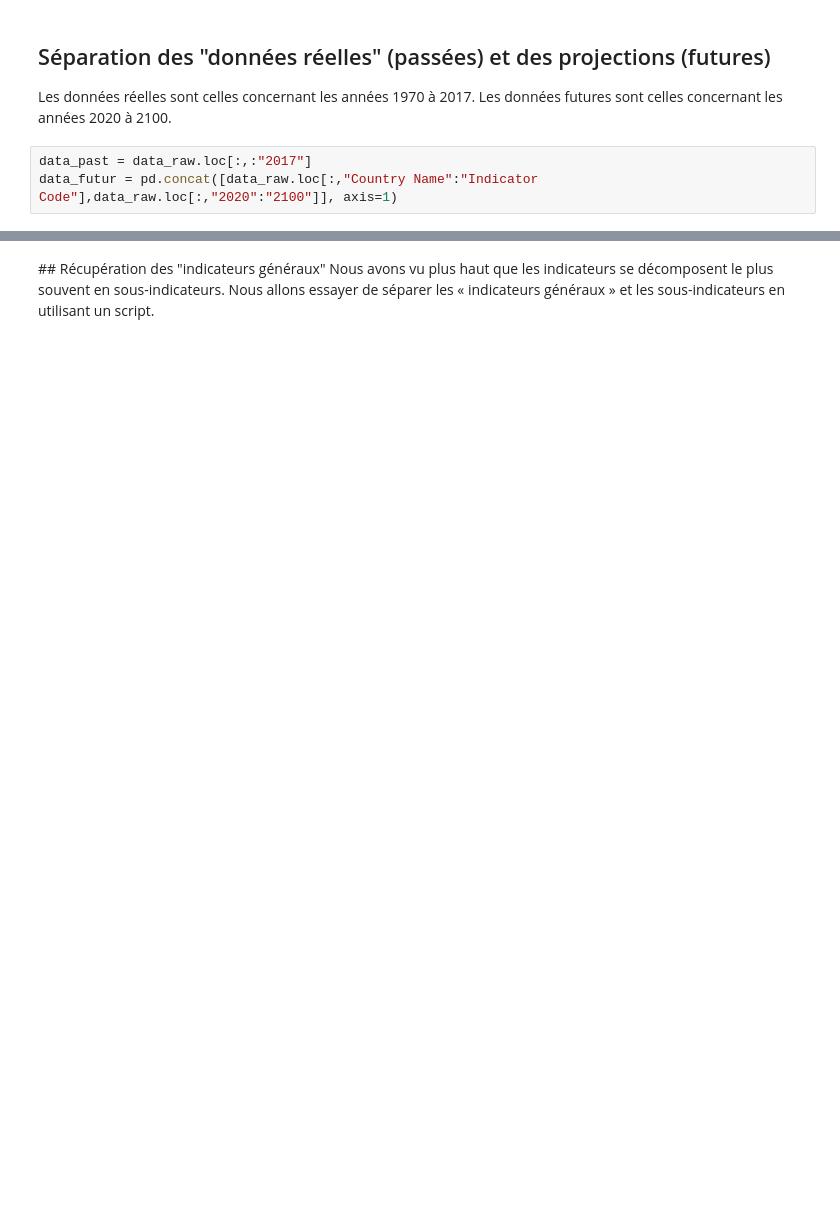
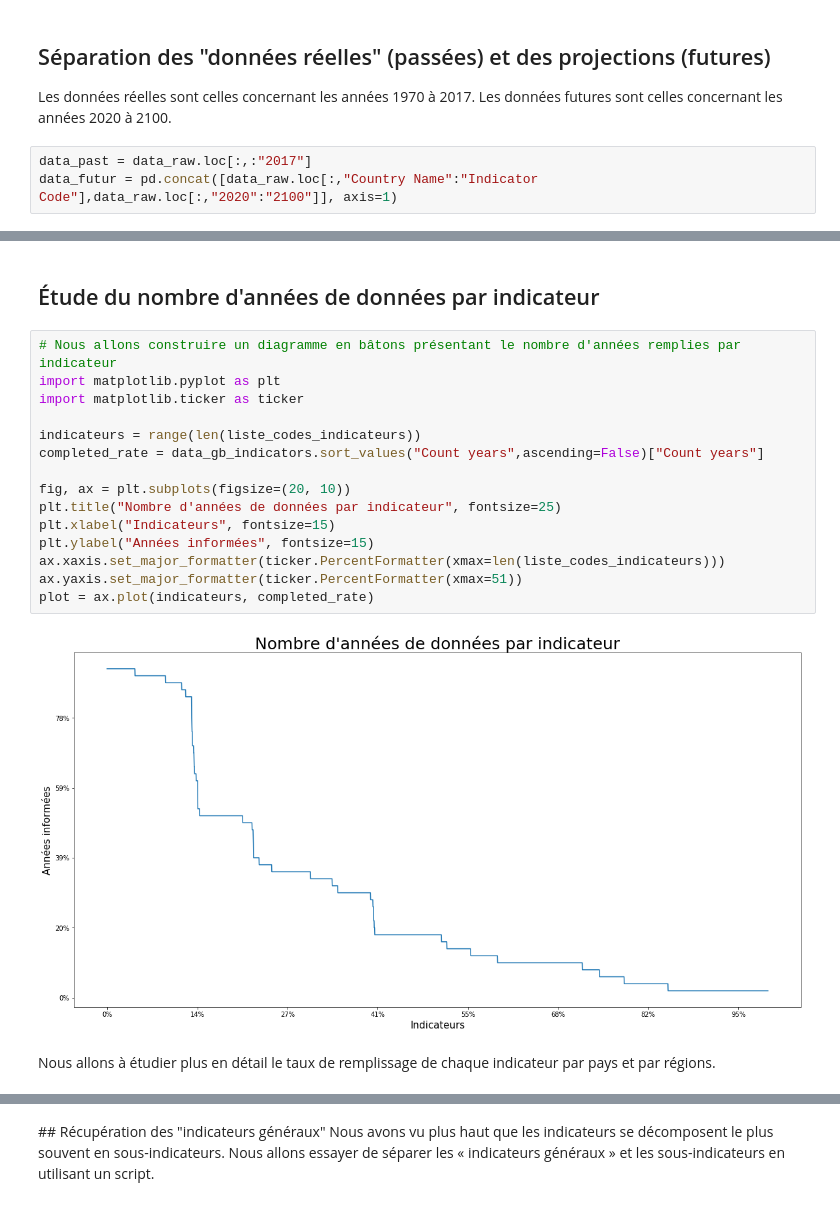
Before and after one commit to bayethiernodiop/Parcours-Data-Scientist, a Jupyter notebook: projet2/projet2.ipynb, the cells around one changed output, grey strips where cells are left out. Cells and saved outputs as stored; diff of their text form; blank space fills up the shorter version.

```diff
--- a/projet2/projet2.ipynb
+++ b/projet2/projet2.ipynb
@@ -545,0 +264,21 @@ data_futur = pd.concat([data_raw.loc[:,"Country Name":"Indicator Code"],data_raw
+# %% [markdown]
+## Étude du nombre d'années de données par indicateur
+# %%
+# Nous allons construire un diagramme en bâtons présentant le nombre d'années remplies par indicateur
+import matplotlib.pyplot as plt
+import matplotlib.ticker as ticker
+
+indicateurs = range(len(liste_codes_indicateurs))
+completed_rate = data_gb_indicators.sort_values("Count years",ascending=False)["Count years"]
+
+fig, ax = plt.subplots(figsize=(20, 10))
+plt.title("Nombre d'années de données par indicateur", fontsize=25)
+plt.xlabel("Indicateurs", fontsize=15)
+plt.ylabel("Années informées", fontsize=15)
+ax.xaxis.set_major_formatter(ticker.PercentFormatter(xmax=len(liste_codes_indicateurs)))
+ax.yaxis.set_major_formatter(ticker.PercentFormatter(xmax=51))
+plot = ax.plot(indicateurs, completed_rate)
+# %% [output]
+[figure, added]
+# %% [markdown]
+Nous allons à étudier plus en détail le taux de remplissage de chaque indicateur par pays et par régions.
```
Also changed, not shown: parts of 112 cells of this notebook.
